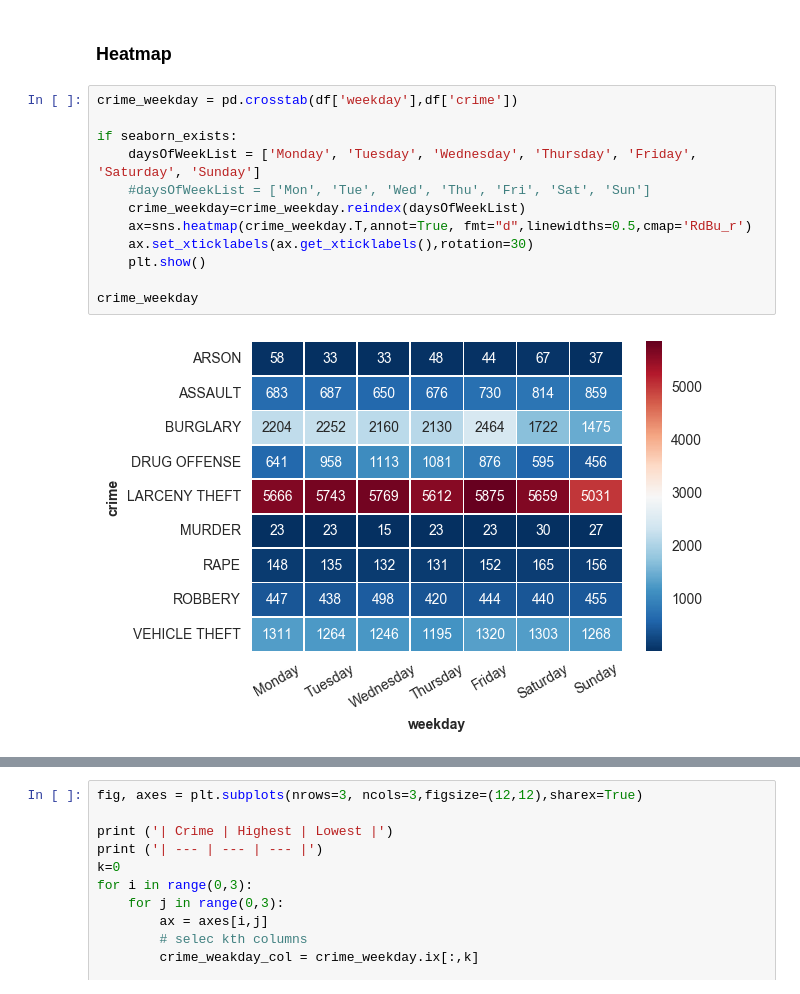
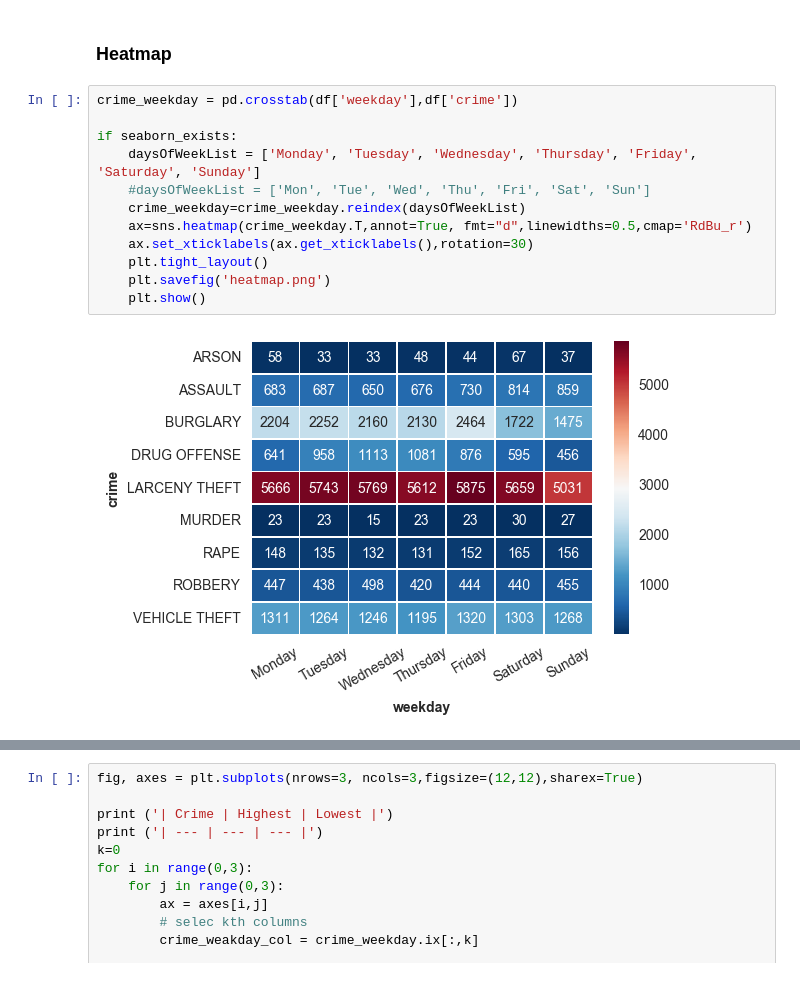
Before and after one commit to Mahdisadjadi/phoenixcrime, a Jupyter notebook: analysis.ipynb, the cells around one changed output, grey strips where cells are left out. Cells and saved outputs as stored; diff of their text form.

```diff
--- a/analysis.ipynb
+++ b/analysis.ipynb
@@ -159,14 +159,14 @@ While assault increase going towards the weekend, while drug offense decreases.
 # %%
 crime_weekday = pd.crosstab(df['weekday'],df['crime'])
 
 if seaborn_exists:
     daysOfWeekList = ['Monday', 'Tuesday', 'Wednesday', 'Thursday', 'Friday', 'Saturday', 'Sunday']
     #daysOfWeekList = ['Mon', 'Tue', 'Wed', 'Thu', 'Fri', 'Sat', 'Sun']
     crime_weekday=crime_weekday.reindex(daysOfWeekList)
     ax=sns.heatmap(crime_weekday.T,annot=True, fmt="d",linewidths=0.5,cmap='RdBu_r')
     ax.set_xticklabels(ax.get_xticklabels(),rotation=30)
+    plt.tight_layout()
+    plt.savefig('heatmap.png')
     plt.show()
-
-crime_weekday
 # %% [output]
-[figure, old version]
+[figure, new version]
```
Also changed, not shown: parts of 1 cell of this notebook, 14 other files.
